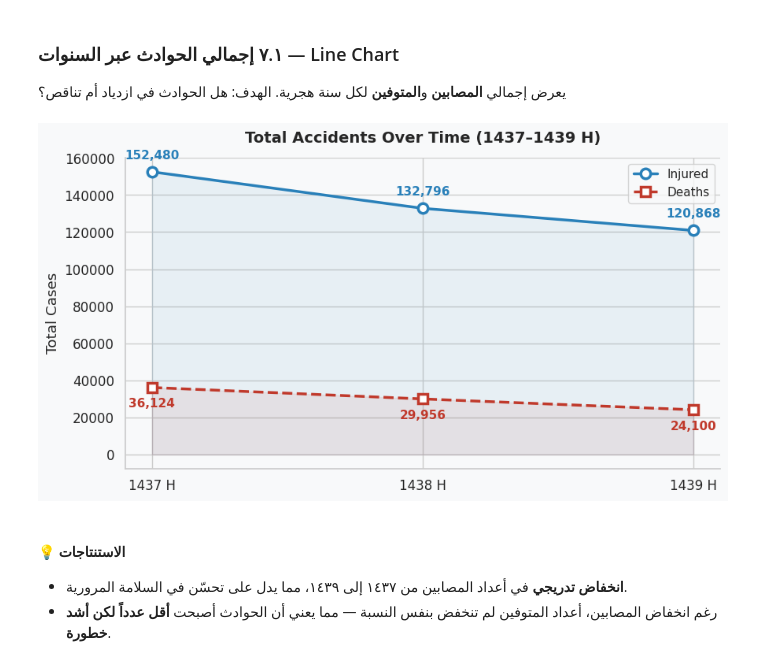
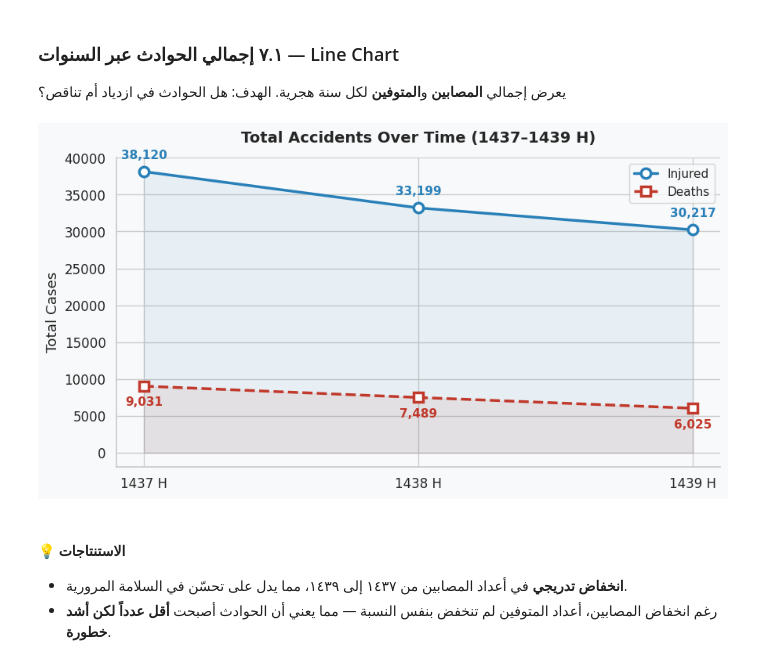
Before and after one commit to Nawaf-Alorabi/EDA-Project, a Jupyter notebook: Traffic_Accidents_KSA_AnalysisMain.ipynb, the cells around one changed output. Cells and saved outputs as stored; diff of their text form; code cells hidden in the pictures.

```diff
--- a/Traffic_Accidents_KSA_AnalysisMain.ipynb
+++ b/Traffic_Accidents_KSA_AnalysisMain.ipynb
@@ -260,36 +260,36 @@ Describe:
 يعرض إجمالي **المصابين** و**المتوفين** لكل سنة هجرية. الهدف: هل الحوادث في ازدياد أم تناقص؟
 # %%
 # --- إجمالي المصابين والمتوفين لكل سنة ---
-yr_inj = inj.groupby('year')[NUM_COLS].sum().sum(axis=1)  # جمع كل الأعمدة الرقمية لكل سنة
-yr_ded = ded.groupby('year')[NUM_COLS].sum().sum(axis=1)
+yr_inj = inj.groupby('year')[['male', 'female']].sum().sum(axis=1)
+yr_ded = ded.groupby('year')[['male', 'female']].sum().sum(axis=1)
 
 fig, ax = plt.subplots(figsize=(9, 5))
 
 # رسم خطي مع نقاط مميزة
 ax.plot(yr_inj.index, yr_inj.values, 'o-', color='#2980B9', lw=2.5,
         ms=9, label='Injured', markerfacecolor='white', markeredgewidth=2.5)
 ax.plot(yr_ded.index, yr_ded.values, 's--', color='#C0392B', lw=2.5,
         ms=9, label='Deaths', markerfacecolor='white', markeredgewidth=2.5)
 
 # إضافة الأرقام فوق/أسفل كل نقطة
 for x, yi, yd in zip(yr_inj.index, yr_inj.values, yr_ded.values):
     ax.annotate(f'{int(yi):,}', (x, yi), textcoords='offset points',
                 xytext=(0, 12), ha='center', fontsize=11, color='#2980B9', fontweight='bold')
     ax.annotate(f'{int(yd):,}', (x, yd), textcoords='offset points',
                 xytext=(0, -18), ha='center', fontsize=11, color='#C0392B', fontweight='bold')
 
 ax.fill_between(yr_inj.index, yr_inj.values, alpha=0.08, color='#2980B9')
 ax.fill_between(yr_ded.index, yr_ded.values, alpha=0.08, color='#C0392B')
 ax.set_xticks(yr_inj.index)
 ax.set_xticklabels(['1437 H', '1438 H', '1439 H'], fontsize=12)
 ax.set_title('Total Accidents Over Time (1437–1439 H)', fontsize=14, fontweight='bold', pad=14)
 ax.set_ylabel('Total Cases')
 ax.legend(fontsize=11)
 ax.spines[['top', 'right']].set_visible(False)
 plt.tight_layout()
 plt.show()
 # %% [output]
-[figure, old version]
+[figure, new version]
 # %% [markdown]
 #### 💡 الاستنتاجات
 
```
Also changed, not shown: parts of 17 cells of this notebook.
